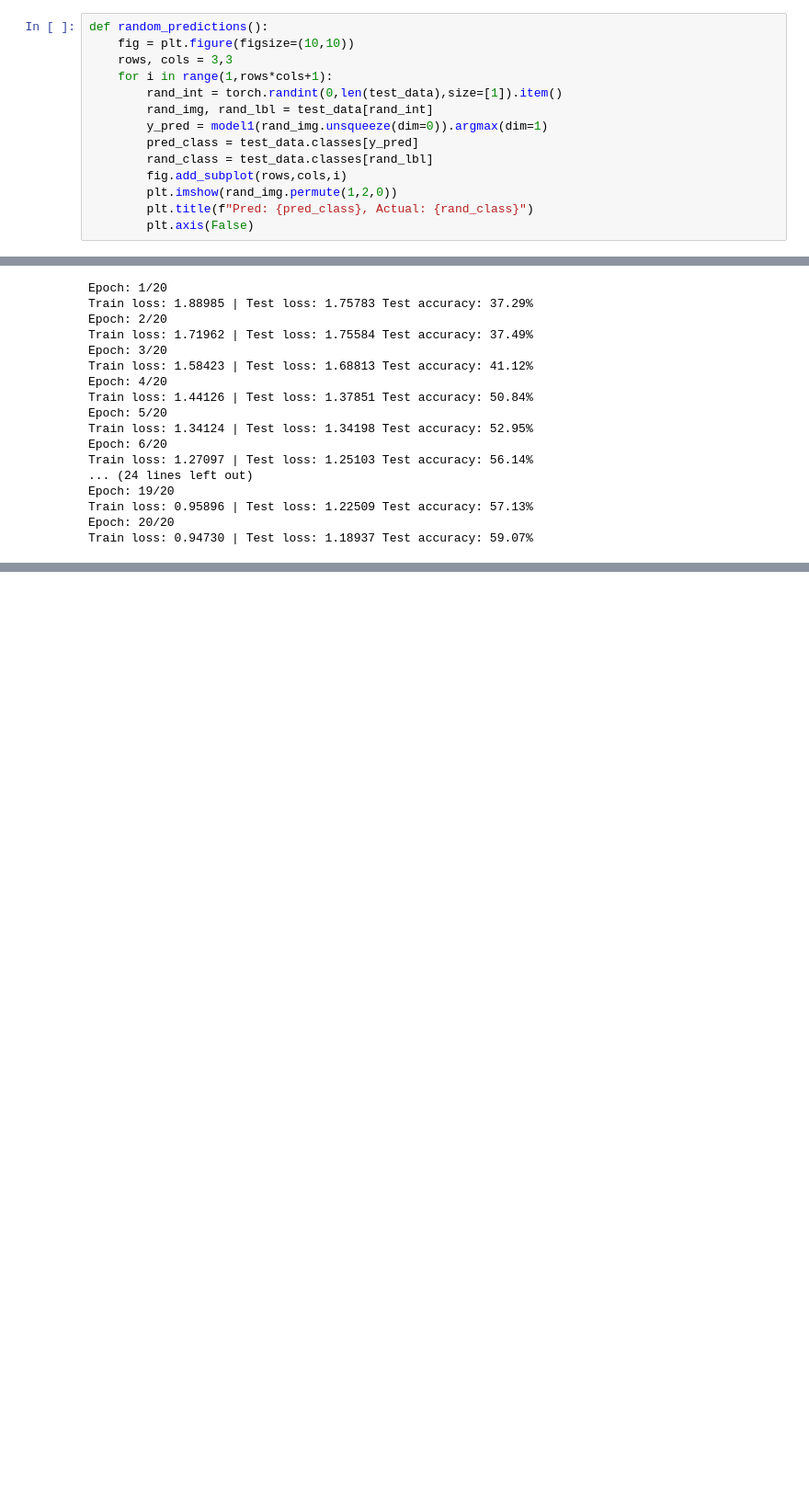
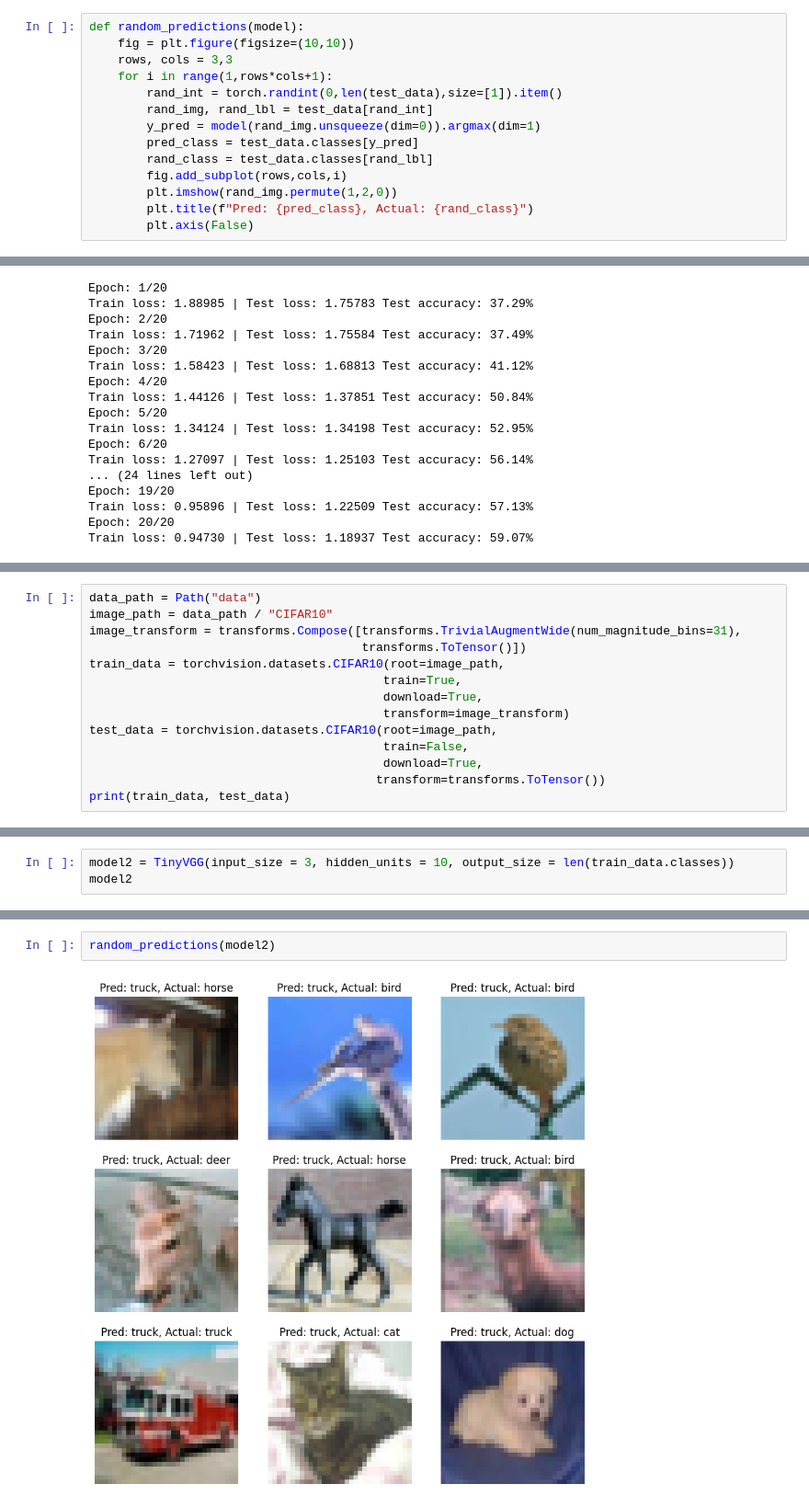
Before and after one commit to gad497/PyTorch_practice, a Jupyter notebook: Cifar10.ipynb, the cells around one changed output, grey strips where cells are left out. Shown: that part at 92% size. Drawn from its saved outputs; the diff is of its cells as text; blank space fills up the shorter version.

Commit message:
* trained tinyVGG model with transformed data * trained modified tinyVGG model with transformed data

```diff
--- a/Cifar10.ipynb
+++ b/Cifar10.ipynb
@@ -137,13 +137,13 @@ TinyVGG(
   )
 )
 # %%
-def random_predictions():
+def random_predictions(model):
     fig = plt.figure(figsize=(10,10))
     rows, cols = 3,3
     for i in range(1,rows*cols+1):
         rand_int = torch.randint(0,len(test_data),size=[1]).item()
         rand_img, rand_lbl = test_data[rand_int]
-        y_pred = model1(rand_img.unsqueeze(dim=0)).argmax(dim=1)
+        y_pred = model(rand_img.unsqueeze(dim=0)).argmax(dim=1)
         pred_class = test_data.classes[y_pred]
         rand_class = test_data.classes[rand_lbl]
         fig.add_subplot(rows,cols,i)
@@ -231,0 +234,14 @@ random_predictions()
+# %%
+data_path = Path("data")
+image_path = data_path / "CIFAR10"
+image_transform = transforms.Compose([transforms.TrivialAugmentWide(num_magnitude_bins=31),
+                                      transforms.ToTensor()])
+train_data = torchvision.datasets.CIFAR10(root=image_path,
+                                         train=True,
+                                         download=True,
+                                         transform=image_transform)
+test_data = torchvision.datasets.CIFAR10(root=image_path,
+                                         train=False,
+                                         download=True,
+                                        transform=transforms.ToTensor())
+print(train_data, test_data)
@@ -231,0 +283,3 @@ random_predictions()
+# %%
+model2 = TinyVGG(input_size = 3, hidden_units = 10, output_size = len(train_data.classes))
+model2
@@ -231,0 +307,4 @@ random_predictions()
+# %%
+random_predictions(model2)
+# %% [output]
+[figure, added]
```
Also changed, not shown: parts of 16 cells of this notebook.
